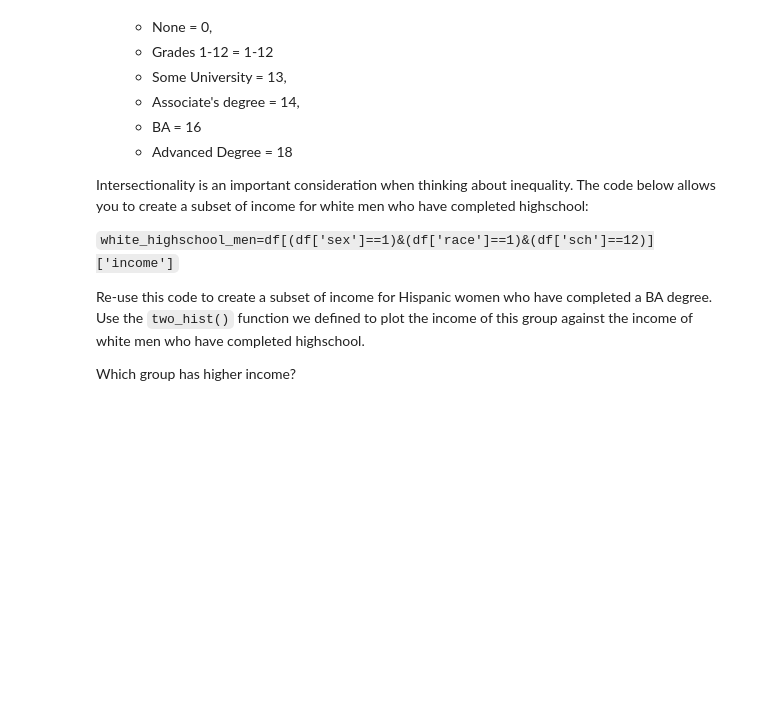
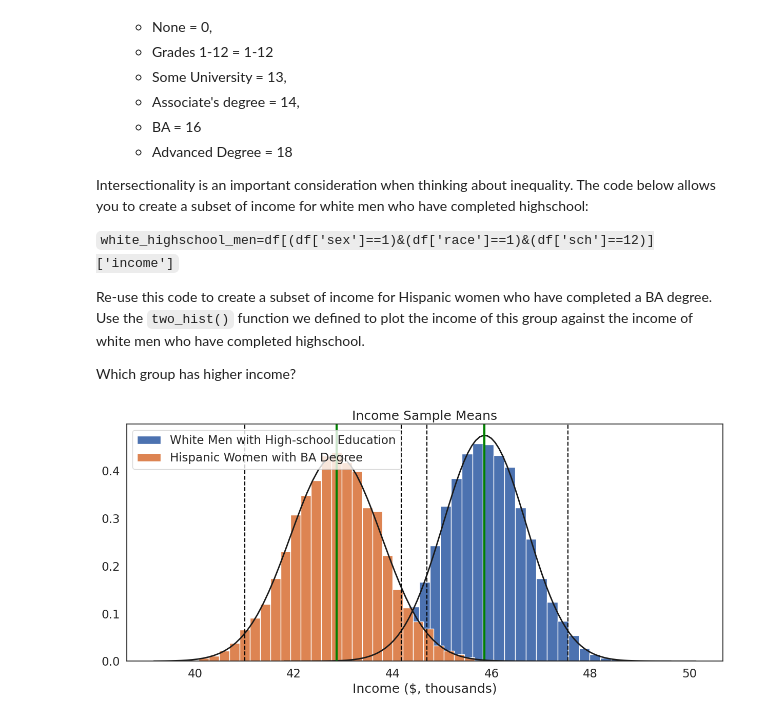
Before and after one commit to AG-UCL/QM2, a Jupyter notebook: notebooks/W05. Distributions and Basic Statistics.ipynb, the cells around one changed output. Saved outputs shown, nothing was run; the diff lists cells and outputs as text; code cells hidden in the pictures; blank space fills up the shorter version.

```diff
--- a/notebooks/W05. Distributions and Basic Statistics.ipynb
+++ b/notebooks/W05. Distributions and Basic Statistics.ipynb
@@ -527,6 +525,8 @@ Re-use this code to create a subset of income for Hispanic women who have comple
 Which group has higher income?
 # %%
 white_highschool_men=df[(df['sex']==1)&(df['race']==1)&(df['sch']==12)]['income']
-hispanic_BA_women=
+hispanic_BA_women=df[(df['sex']==2)&(df['race']==3)&(df['sch']==16)]['income']
 
-two_hist()
+two_hist([white_highschool_men,hispanic_BA_women],['White Men with High-school Education','Hispanic Women with BA Degree'],'Income ($, thousands)', "Income Sample Means")
+# %% [output]
+[figure, added]
```
Also changed, not shown: parts of 11 cells of this notebook.
